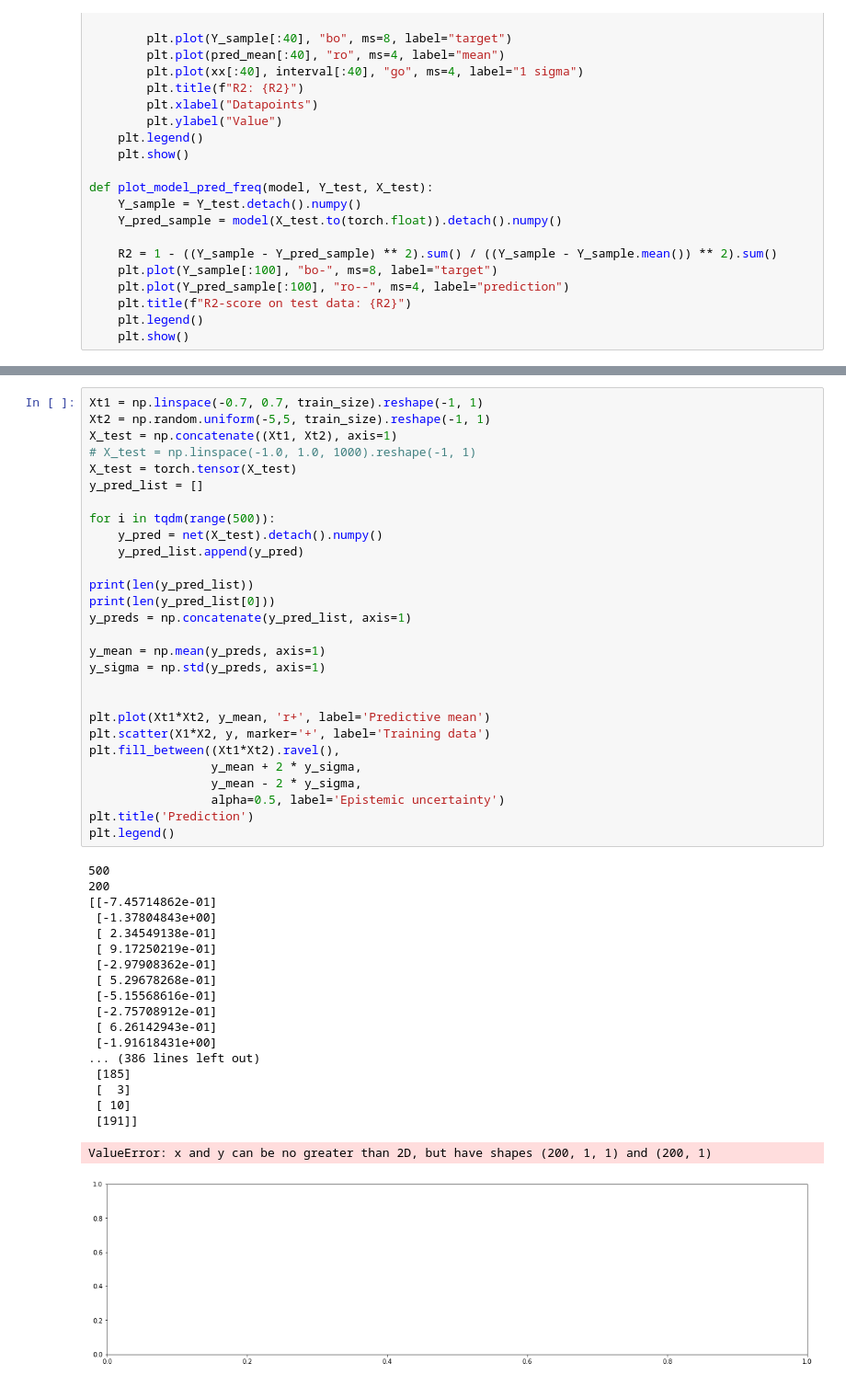
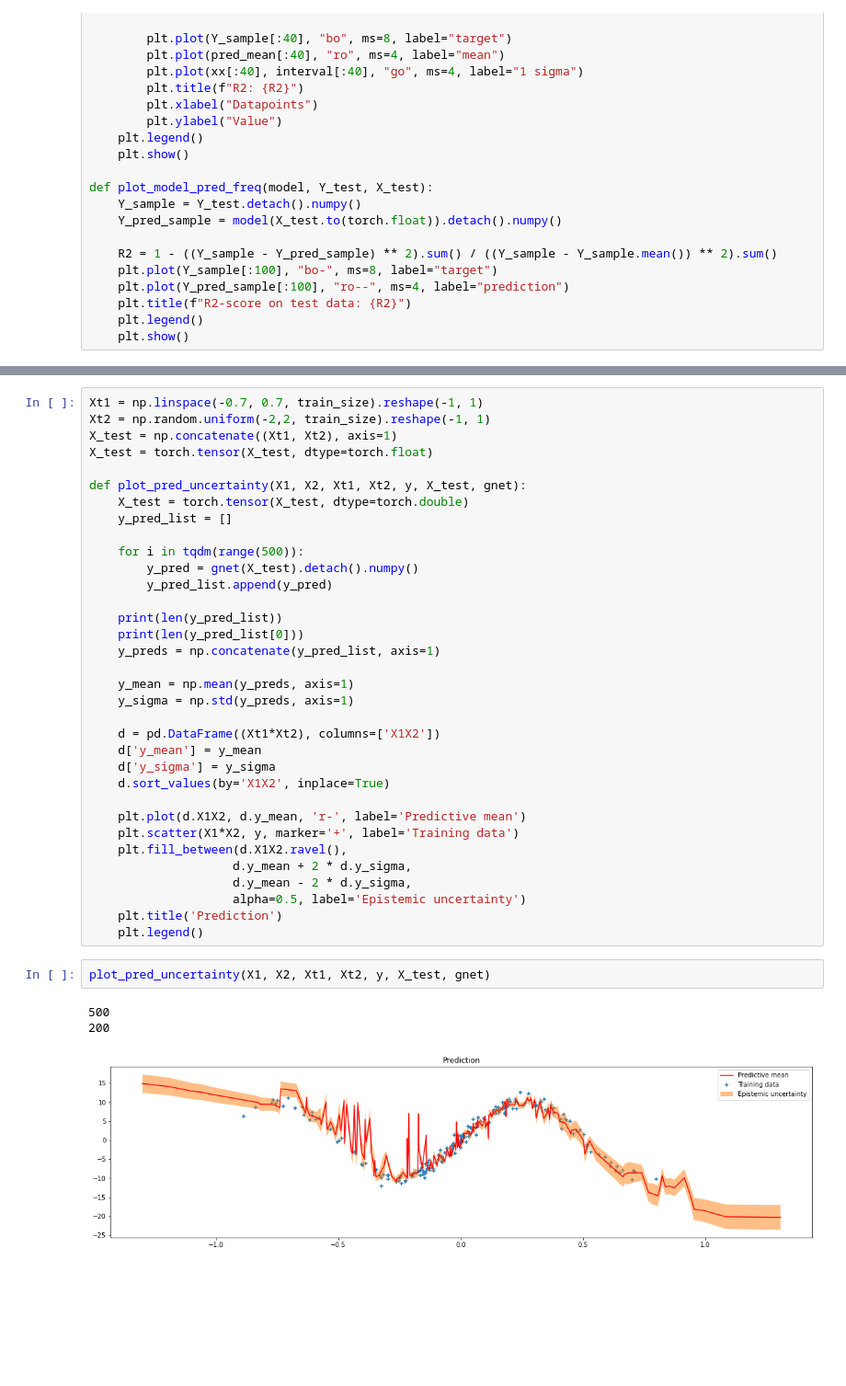
Before and after one commit to Haakooto/CS282_final_project, a Jupyter notebook: code/sinusoid.ipynb, the cells around one changed output, grey strips where cells are left out. Shown at 92% size. Drawn from its saved outputs; the diff is of its cells as text; blank space fills up the shorter version.

```diff
--- a/code/sinusoid.ipynb
+++ b/code/sinusoid.ipynb
@@ -158,48 +188,40 @@ plt.show()
 # %%
 Xt1 = np.linspace(-0.7, 0.7, train_size).reshape(-1, 1)
-Xt2 = np.random.uniform(-5,5, train_size).reshape(-1, 1)
+Xt2 = np.random.uniform(-2,2, train_size).reshape(-1, 1)
 X_test = np.concatenate((Xt1, Xt2), axis=1)
-# X_test = np.linspace(-1.0, 1.0, 1000).reshape(-1, 1)
-X_test = torch.tensor(X_test)
-y_pred_list = []
+X_test = torch.tensor(X_test, dtype=torch.float)
 
-for i in tqdm(range(500)):
-    y_pred = net(X_test).detach().numpy()
-    y_pred_list.append(y_pred)
+def plot_pred_uncertainty(X1, X2, Xt1, Xt2, y, X_test, gnet):
+    X_test = torch.tensor(X_test, dtype=torch.double)
+    y_pred_list = []
 
-print(len(y_pred_list))
-print(len(y_pred_list[0]))
-y_preds = np.concatenate(y_pred_list, axis=1)
+    for i in tqdm(range(500)):
+        y_pred = gnet(X_test).detach().numpy()
+        y_pred_list.append(y_pred)
 
-y_mean = np.mean(y_preds, axis=1)
-y_sigma = np.std(y_preds, axis=1)
+    print(len(y_pred_list))
+    print(len(y_pred_list[0]))
+    y_preds = np.concatenate(y_pred_list, axis=1)
 
+    y_mean = np.mean(y_preds, axis=1)
+    y_sigma = np.std(y_preds, axis=1)
 
-plt.plot(Xt1*Xt2, y_mean, 'r+', label='Predictive mean')
-plt.scatter(X1*X2, y, marker='+', label='Training data')
-plt.fill_between((Xt1*Xt2).ravel(),
-                 y_mean + 2 * y_sigma,
-                 y_mean - 2 * y_sigma,
-                 alpha=0.5, label='Epistemic uncertainty')
-plt.title('Prediction')
-plt.legend()
+    d = pd.DataFrame((Xt1*Xt2), columns=['X1X2'])
+    d['y_mean'] = y_mean
+    d['y_sigma'] = y_sigma
+    d.sort_values(by='X1X2', inplace=True)
+
+    plt.plot(d.X1X2, d.y_mean, 'r-', label='Predictive mean')
+    plt.scatter(X1*X2, y, marker='+', label='Training data')
+    plt.fill_between(d.X1X2.ravel(),
+                    d.y_mean + 2 * d.y_sigma,
+                    d.y_mean - 2 * d.y_sigma,
+                    alpha=0.5, label='Epistemic uncertainty')
+    plt.title('Prediction')
+    plt.legend()
-# %% [output]
-500
-200
-[[-7.45714862e-01]
- [-1.37804843e+00]
- [ 2.34549138e-01]
- [ 9.17250219e-01]
- [-2.97908362e-01]
- [ 5.29678268e-01]
- [-5.15568616e-01]
- [-2.75708912e-01]
- [ 6.26142943e-01]
- [-1.91618431e+00]
-... (386 lines left out)
- [185]
- [  3]
- [ 10]
- [191]]
-ValueError: x and y can be no greater than 2D, but have shapes (200, 1, 1) and (200, 1)
-[figure, removed]
+# %%
+plot_pred_uncertainty(X1, X2, Xt1, Xt2, y, X_test, gnet)
+# %% [output]
+500
+200
+[figure, added]
```
Also changed, not shown: parts of 9 cells of this notebook.
